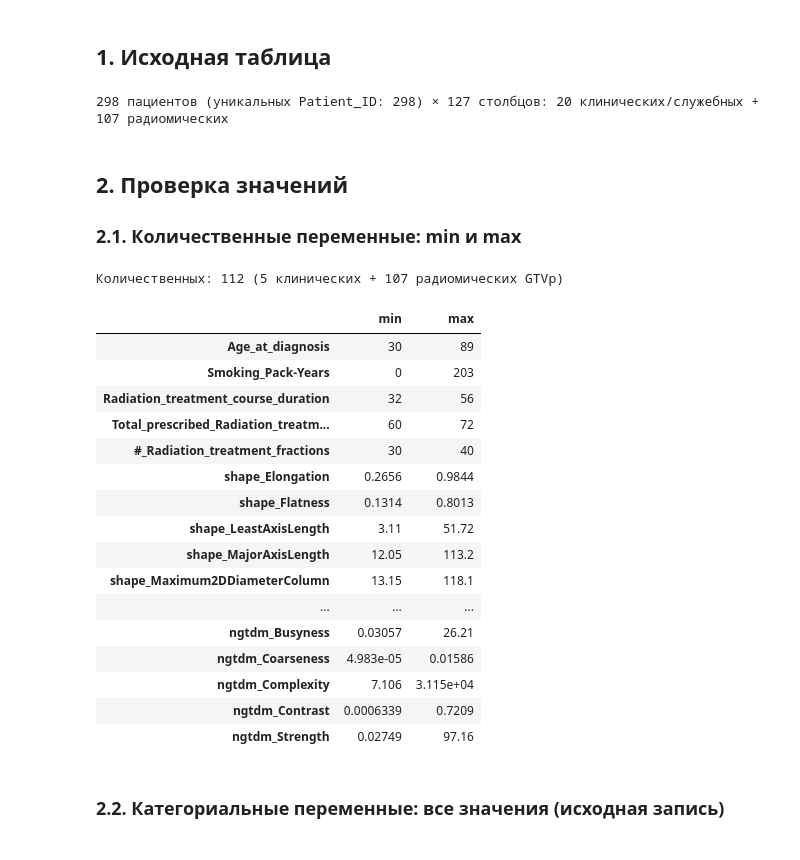
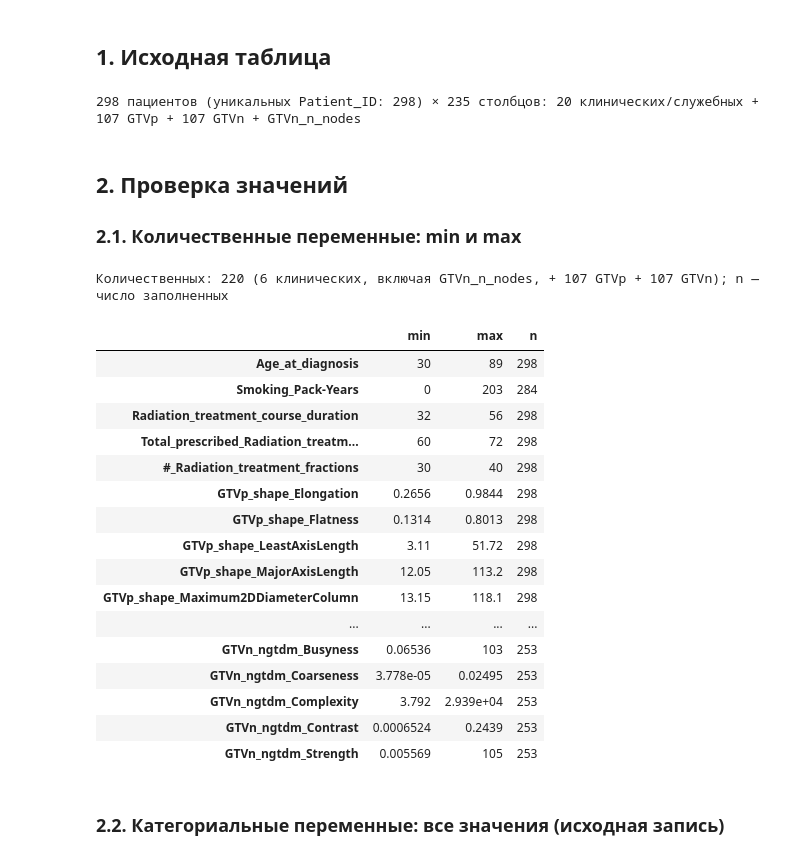
Before and after one commit to a1pha-dev/SS-Computationaloncology, a Jupyter notebook: w4/practice.ipynb, the cells around one changed output. Drawn from its saved outputs; the diff is of its cells as text; code cells hidden in the pictures.

```diff
--- a/w4/practice.ipynb
+++ b/w4/practice.ipynb
@@ -29,46 +29,48 @@ raw = pd.read_csv(SRC_CSV, dtype=str, keep_default_na=False)   # как текс
 src = pd.read_csv(SRC_CSV)
 
 ID, TARGET_SRC = "Patient_ID", "Local_tumor_recurrence"
-radiomic_cols = [c for c in src.columns if c.startswith("GTVp_")]
-clinical_cols = [c for c in src.columns if c not in radiomic_cols]
+gtvp_cols = [c for c in src.columns if c.startswith("GTVp_")]
+gtvn_cols = [c for c in src.columns if c.startswith("GTVn_") and c != "GTVn_n_nodes"]
+radiomic_cols = gtvp_cols + gtvn_cols
+clinical_cols = [c for c in src.columns if c not in radiomic_cols and c != "GTVn_n_nodes"]
 
 print(f"{len(src)} пациентов (уникальных {ID}: {src[ID].nunique()}) × {src.shape[1]} столбцов: "
-      f"{len(clinical_cols)} клинических/служебных + {len(radiomic_cols)} радиомических")
+      f"{len(clinical_cols)} клинических/служебных + {len(gtvp_cols)} GTVp + {len(gtvn_cols)} GTVn + GTVn_n_nodes")
 # %% [output]
-298 пациентов (уникальных Patient_ID: 298) × 127 столбцов: 20 клинических/служебных + 107 радиомических
+298 пациентов (уникальных Patient_ID: 298) × 235 столбцов: 20 клинических/служебных + 107 GTVp + 107 GTVn + GTVn_n_nodes
 # %% [markdown]
 ## 2. Проверка значений
 ### 2.1. Количественные переменные: min и max
 # %%
 categorical = ["Fold", "Gender", "Race", "Tumor_side", "Tumor_subsite", "T_category", "N_category", "AJCC_Stage",
                "Pathological_grade", "Smoking_status_at_diagnosis", "Induction_Chemotherapy",
                "Concurrent_chemotherapy", TARGET_SRC, "KM_Overall_survival_censor"]
 quantitative = [c for c in src.columns if c not in categorical + [ID]]
 
-rng = src[quantitative].agg(["min", "max"]).T
-rng.index = rng.index.str.removeprefix("GTVp_")
-print(f"Количественных: {len(quantitative)} ({len(quantitative) - len(radiomic_cols)} клинических + {len(radiomic_cols)} радиомических GTVp)")
-with pd.option_context("display.max_rows", 200, "display.float_format", "{:.4g}".format):
+rng = src[quantitative].agg(["min", "max"]).T.assign(n=src[quantitative].notna().sum())
+print(f"Количественных: {len(quantitative)} ({len(quantitative) - len(radiomic_cols)} клинических, "
+      f"включая GTVn_n_nodes, + {len(gtvp_cols)} GTVp + {len(gtvn_cols)} GTVn); n — число заполненных")
+with pd.option_context("display.max_rows", 250, "display.float_format", "{:.4g}".format):
     display(rng)
 # %% [output]
-Количественных: 112 (5 клинических + 107 радиомических GTVp)
+Количественных: 220 (6 клинических, включая GTVn_n_nodes, + 107 GTVp + 107 GTVn); n — число заполненных
-|  | min | max |
-| Age_at_diagnosis | 30 | 89 |
-| Smoking_Pack-Years | 0 | 203 |
-| Radiation_treatment_course_duration | 32 | 56 |
-| Total_prescribed_Radiation_treatm... | 60 | 72 |
-| #_Radiation_treatment_fractions | 30 | 40 |
-| shape_Elongation | 0.2656 | 0.9844 |
-| shape_Flatness | 0.1314 | 0.8013 |
-| shape_LeastAxisLength | 3.11 | 51.72 |
-| shape_MajorAxisLength | 12.05 | 113.2 |
-| shape_Maximum2DDiameterColumn | 13.15 | 118.1 |
-| ... | ... | ... |
-| ngtdm_Busyness | 0.03057 | 26.21 |
-| ngtdm_Coarseness | 4.983e-05 | 0.01586 |
-| ngtdm_Complexity | 7.106 | 3.115e+04 |
-| ngtdm_Contrast | 0.0006339 | 0.7209 |
-| ngtdm_Strength | 0.02749 | 97.16 |
+|  | min | max | n |
+| Age_at_diagnosis | 30 | 89 | 298 |
+| Smoking_Pack-Years | 0 | 203 | 284 |
+| Radiation_treatment_course_duration | 32 | 56 | 298 |
+| Total_prescribed_Radiation_treatm... | 60 | 72 | 298 |
+| #_Radiation_treatment_fractions | 30 | 40 | 298 |
+| GTVp_shape_Elongation | 0.2656 | 0.9844 | 298 |
+| GTVp_shape_Flatness | 0.1314 | 0.8013 | 298 |
+| GTVp_shape_LeastAxisLength | 3.11 | 51.72 | 298 |
+| GTVp_shape_MajorAxisLength | 12.05 | 113.2 | 298 |
+| GTVp_shape_Maximum2DDiameterColumn | 13.15 | 118.1 | 298 |
+| ... | ... | ... | ... |
+| GTVn_ngtdm_Busyness | 0.06536 | 103 | 253 |
+| GTVn_ngtdm_Coarseness | 3.778e-05 | 0.02495 | 253 |
+| GTVn_ngtdm_Complexity | 3.792 | 2.939e+04 | 253 |
+| GTVn_ngtdm_Contrast | 0.0006524 | 0.2439 | 253 |
+| GTVn_ngtdm_Strength | 0.005569 | 105 | 253 |
 # %% [markdown]
 ### 2.2. Категориальные переменные: все значения (исходная запись)
 # %%
```
Also changed, not shown: parts of 12 cells of this notebook, 5 other files.
